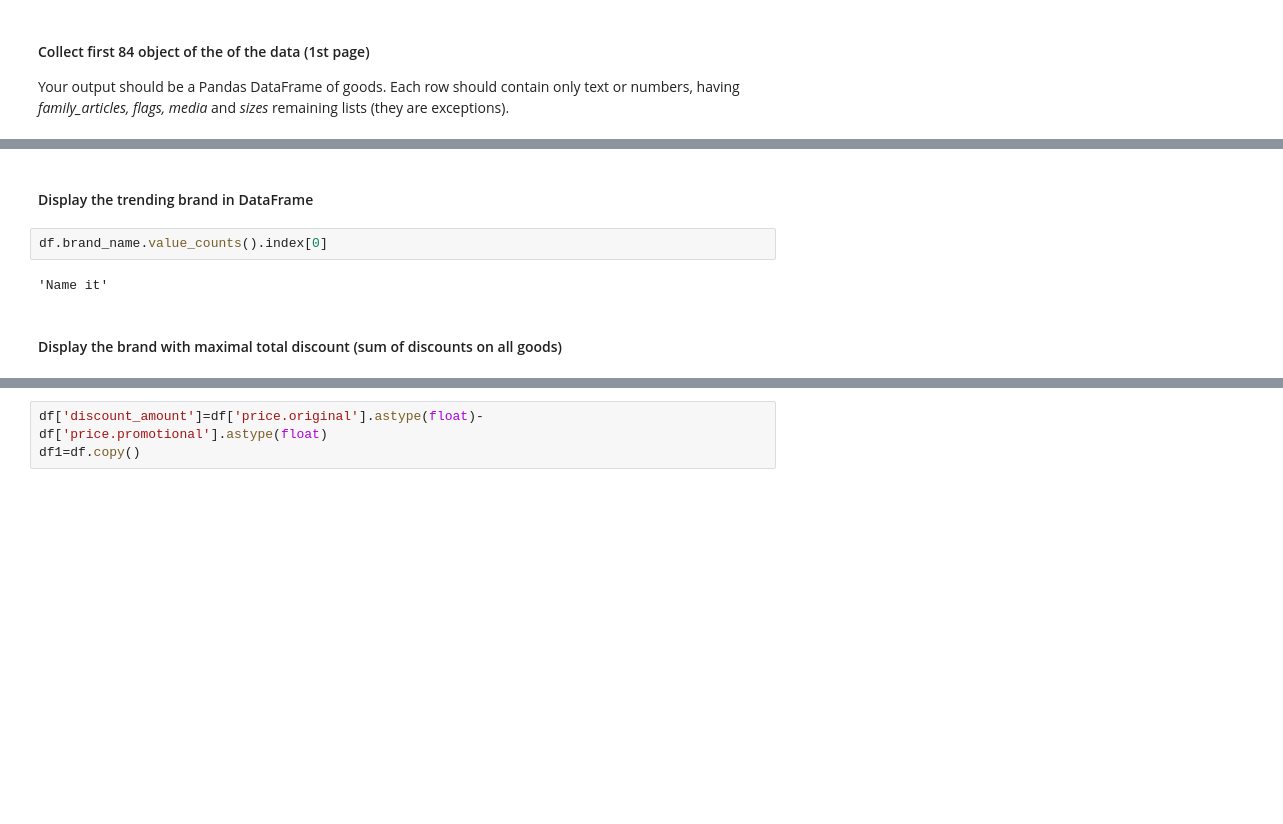
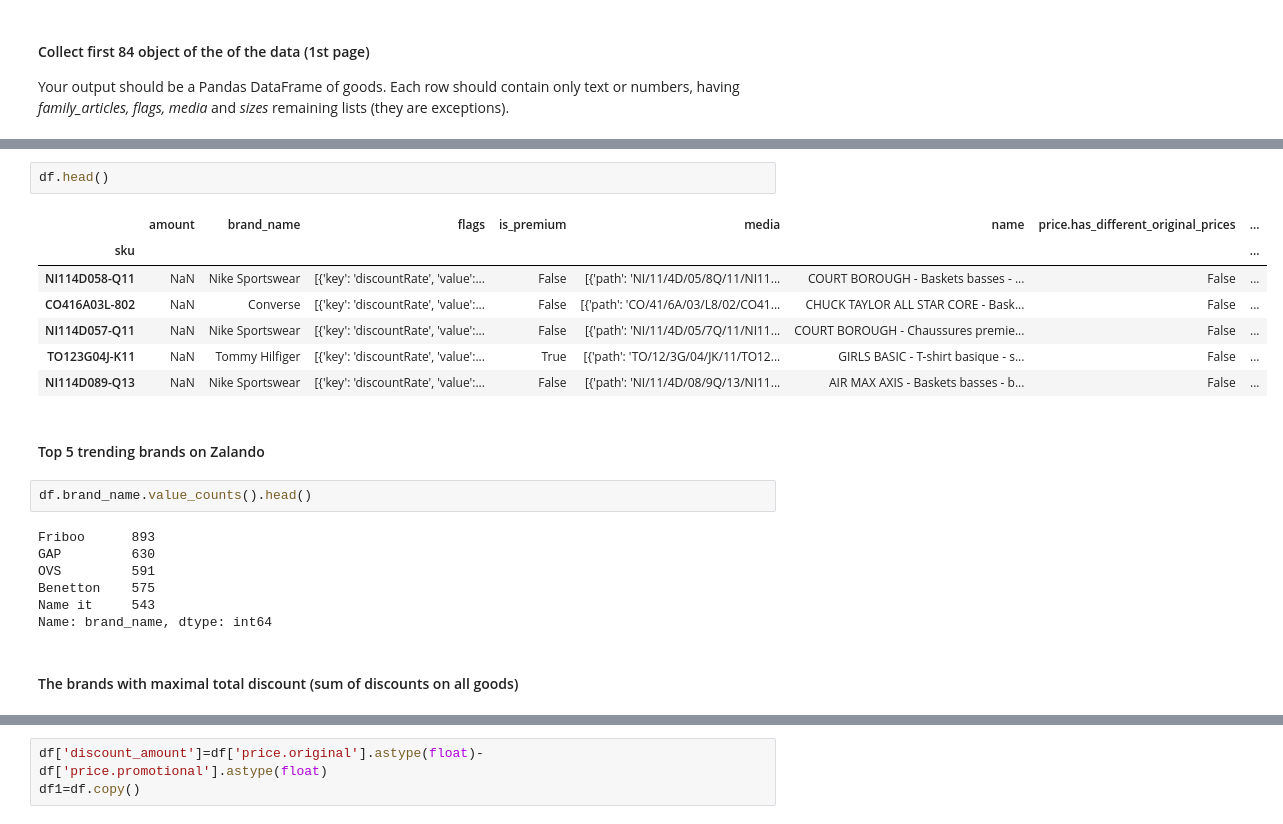
Before and after one commit to Eldiias/dummy, a Jupyter notebook: Lab-API/your-code/main_solution.ipynb, the cells around one changed output, grey strips where cells are left out. Cells and saved outputs as stored; diff of their text form; blank space fills up the shorter version.

```diff
--- a/Lab-API/your-code/main_solution.ipynb
+++ b/Lab-API/your-code/main_solution.ipynb
@@ -144,11 +161,26 @@ df
-# %% [markdown]
-#### Display the trending brand in DataFrame
+# %%
+df.head()
+# %% [output]
+|  | amount | brand_name | flags | is_premium | media | name | price.has_different_original_prices | ... |
+| sku |  |  |  |  |  |  |  | ... |
+| NI114D058-Q11 | NaN | Nike Sportswear | [{'key': 'discountRate', 'value':... | False | [{'path': 'NI/11/4D/05/8Q/11/NI11... | COURT BOROUGH - Baskets basses - ... | False | ... |
+| CO416A03L-802 | NaN | Converse | [{'key': 'discountRate', 'value':... | False | [{'path': 'CO/41/6A/03/L8/02/CO41... | CHUCK TAYLOR ALL STAR CORE - Bask... | False | ... |
+| NI114D057-Q11 | NaN | Nike Sportswear | [{'key': 'discountRate', 'value':... | False | [{'path': 'NI/11/4D/05/7Q/11/NI11... | COURT BOROUGH - Chaussures premie... | False | ... |
+| TO123G04J-K11 | NaN | Tommy Hilfiger | [{'key': 'discountRate', 'value':... | True | [{'path': 'TO/12/3G/04/JK/11/TO12... | GIRLS BASIC - T-shirt basique - s... | False | ... |
+| NI114D089-Q13 | NaN | Nike Sportswear | [{'key': 'discountRate', 'value':... | False | [{'path': 'NI/11/4D/08/9Q/13/NI11... | AIR MAX AXIS - Baskets basses - b... | False | ... |
+# %% [markdown]
+#### Top 5 trending brands on Zalando
 # %%
-df.brand_name.value_counts().index[0]
+df.brand_name.value_counts().head()
 # %% [output]
-'Name it'
+Friboo      893
+GAP         630
+OVS         591
+Benetton    575
+Name it     543
+Name: brand_name, dtype: int64
 # %% [markdown]
-#### Display the brand with maximal total discount (sum of discounts on all goods)
+#### The brands with maximal total discount (sum of discounts on all goods)
 # %%
 #Our data is still text. Convert prices into numbers:
 df['price.original']=df['price.original'].str.extract('(\d*,\d*)')
```
Also changed, not shown: parts of 22 cells of this notebook, 3 other files.
